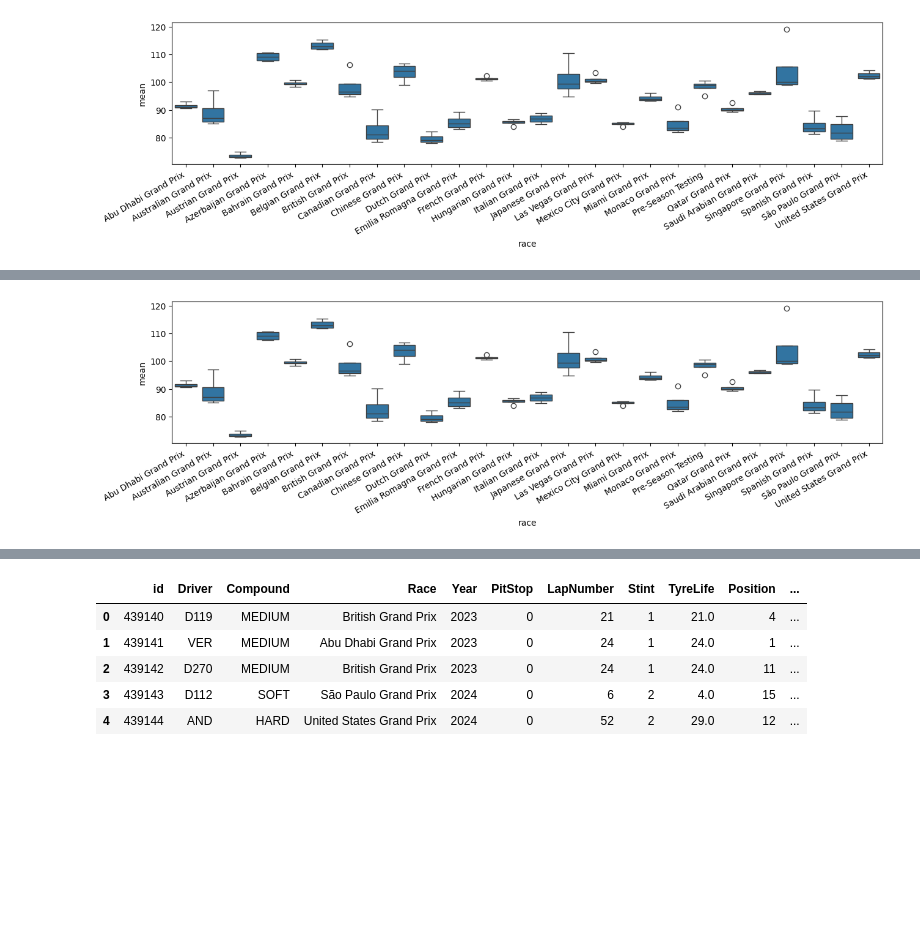
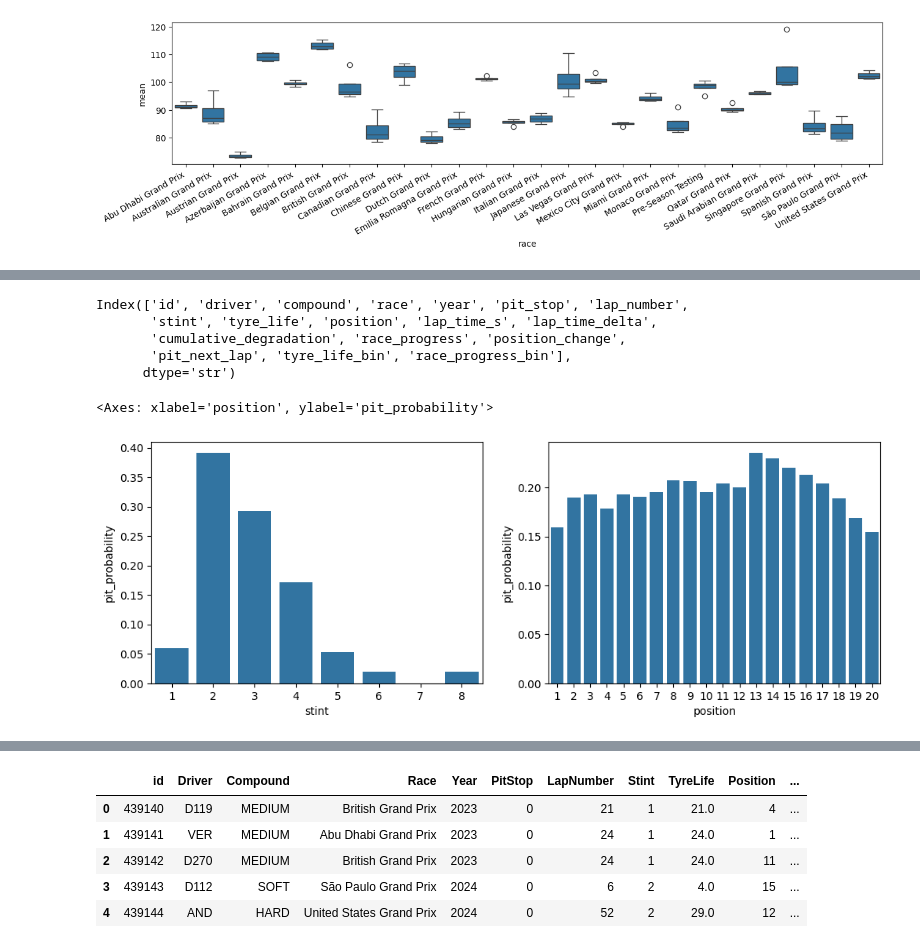
Before and after one commit to giacomoscanavini/data_science_notebooks, a Jupyter notebook: predicting_f1_pit_stops.ipynb, the cells around one changed output, grey strips where cells are left out. Saved outputs shown, nothing was run; the diff lists cells and outputs as text; code cells hidden in the pictures; blank space fills up the shorter version.

```diff
--- a/predicting_f1_pit_stops.ipynb
+++ b/predicting_f1_pit_stops.ipynb
@@ -650,10 +657,38 @@ KeyError: 'race_progress_binrace_progress_binrace_progress_binrace_progress_binr
-# %%
-# LapTime per (Race, Year)
-lap_race = df.groupby(['race', 'year'])['lap_time_s'].mean().reset_index(name='mean')
-
-fig, ax = plt.subplots(1, 1, figsize=(15, 3))
-sns.boxplot(data=lap_race, x='race', y='mean', ax=ax)
-ax.set_xticklabels(ax.get_xticklabels(), rotation=30, ha='right')
-plt.show()
-# %% [output]
-[figure, removed]
+# %%
+df.columns
+# %% [output]
+Index(['id', 'driver', 'compound', 'race', 'year', 'pit_stop', 'lap_number',
+       'stint', 'tyre_life', 'position', 'lap_time_s', 'lap_time_delta',
+       'cumulative_degradation', 'race_progress', 'position_change',
+       'pit_next_lap', 'tyre_life_bin', 'race_progress_bin'],
+      dtype='str')
+# %%
+fig, ax = plt.subplots(1, 2, figsize=(12, 4))
+
+# PitNextLap vs Stint
+pit_data = (
+    df.groupby('stint')["pit_next_lap"]
+    .mean()
+    .reset_index(name="pit_probability")
+)
+sns.barplot(
+    data=pit_data,
+    x='stint',
+    y="pit_probability",
+    ax=ax[0],
+)
+# PitNextLap vs Position
+pit_data = (
+    df.groupby('position')["pit_next_lap"]
+    .mean()
+    .reset_index(name="pit_probability")
+)
+sns.barplot(
+    data=pit_data,
+    x='position',
+    y="pit_probability",
+    ax=ax[1],
+)
+# %% [output]
+<Axes: xlabel='position', ylabel='pit_probability'>
+[figure, added]
```
Also changed, not shown: parts of 7 cells of this notebook.
